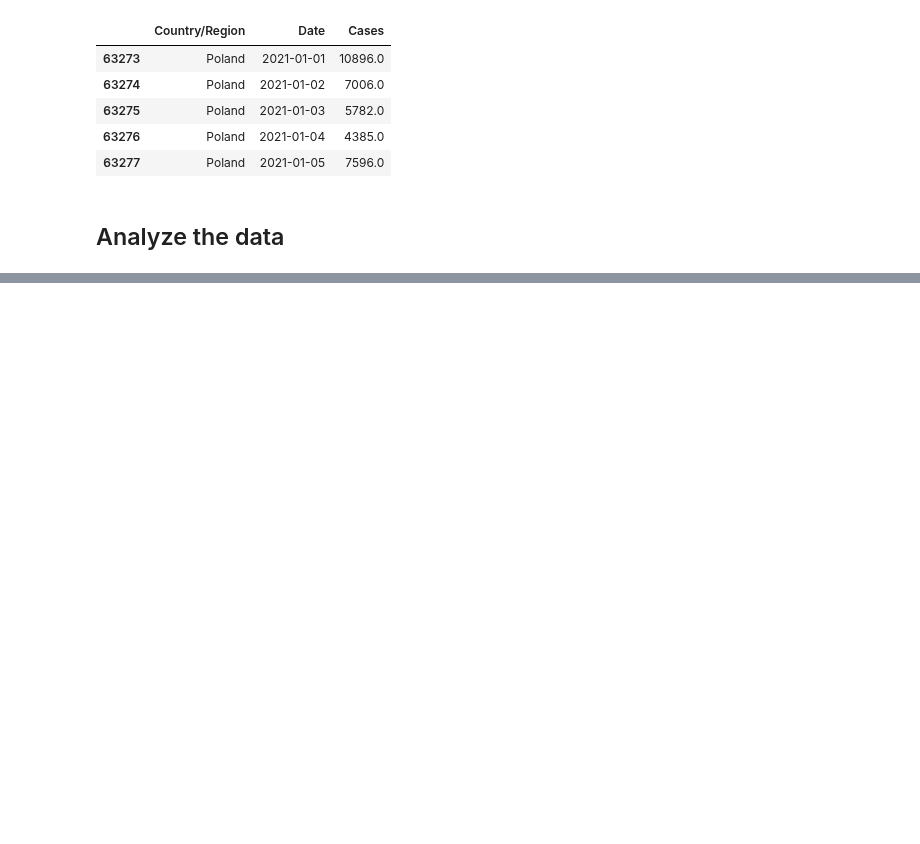
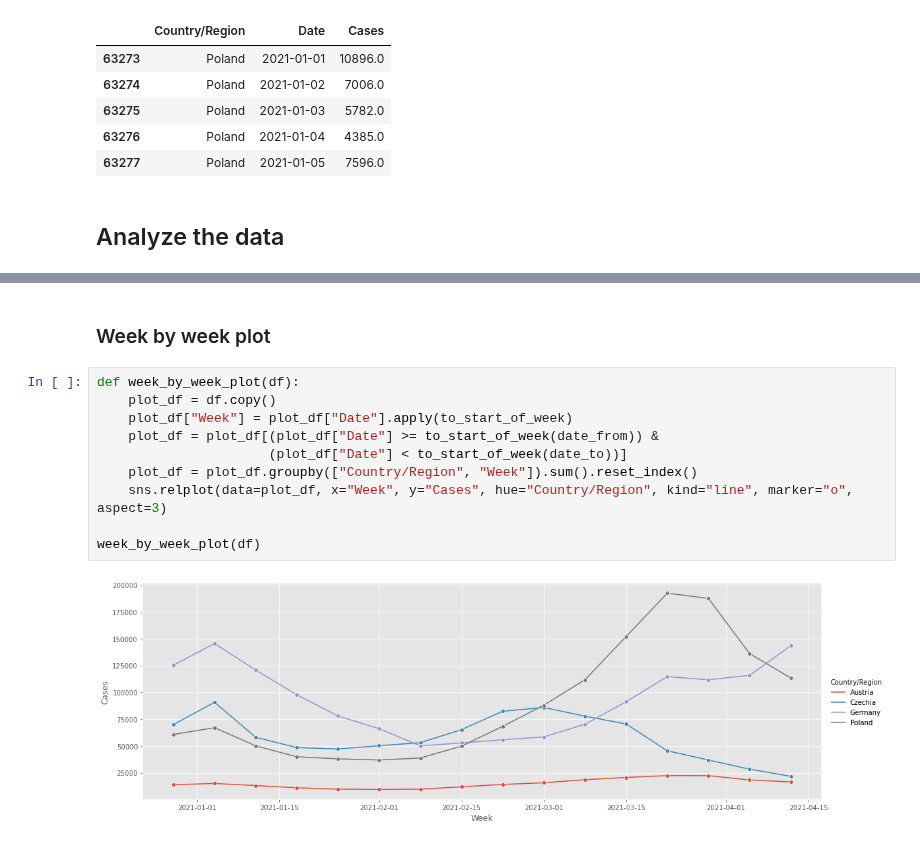
Before and after one commit to jaroslawr/jupyter-notebooks, a Jupyter notebook: covid/covid.ipynb, the cells around one changed output, grey strips where cells are left out. Saved outputs shown, nothing was run; the diff lists cells and outputs as text; blank space fills up the shorter version.

```diff
--- a/covid/covid.ipynb
+++ b/covid/covid.ipynb
@@ -156,0 +162,14 @@ plot(countries=countries, date_from=date_from, date_to=date_to, w=16, h=6)
+# %% [markdown]
+### Week by week plot
+# %%
+def week_by_week_plot(df):
+    plot_df = df.copy()
+    plot_df["Week"] = plot_df["Date"].apply(to_start_of_week)
+    plot_df = plot_df[(plot_df["Date"] >= to_start_of_week(date_from)) &
+                      (plot_df["Date"] < to_start_of_week(date_to))]
+    plot_df = plot_df.groupby(["Country/Region", "Week"]).sum().reset_index()
+    sns.relplot(data=plot_df, x="Week", y="Cases", hue="Country/Region", kind="line", marker="o", aspect=3)
+
+week_by_week_plot(df)
+# %% [output]
+[figure, added]
```
Also changed, not shown: parts of 12 cells of this notebook, 1 other file.
